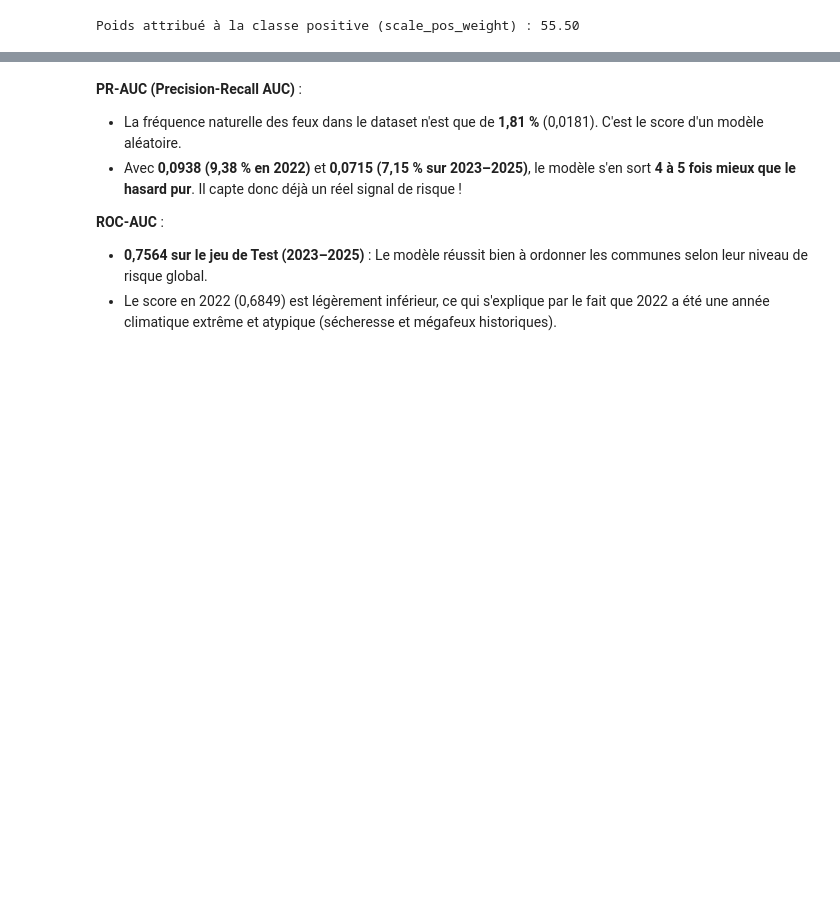
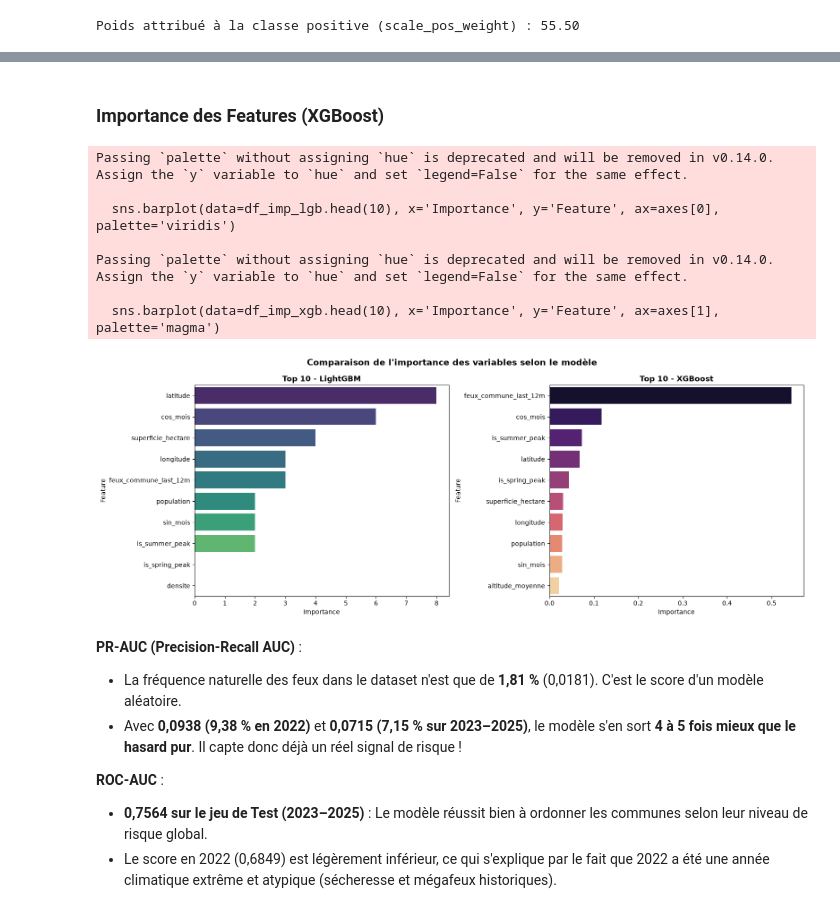
Before and after one commit to philippelaurens/incendies, a Jupyter notebook: notebooks/modeling.ipynb, the cells around one changed output, grey strips where cells are left out. Saved outputs shown, nothing was run; the diff lists cells and outputs as text; code cells hidden in the pictures; blank space fills up the shorter version.

Commit message:
Chore: refacto feature_engineering et eda, modeling

```diff
--- a/notebooks/modeling.ipynb
+++ b/notebooks/modeling.ipynb
@@ -24,6 +29,7 @@ import seaborn as sns
 # %%
+from src.config import SPATIO_TEMP_DATA_DIR
 # Chargement instantané des 2,3 millions de lignes
-df_dataset = pd.read_parquet(DATA /'df_dataset.parquet')
+df_dataset = pd.read_parquet(SPATIO_TEMP_DATA_DIR /'df_spatio_temp.parquet')
 
 print(f"Dataset chargé avec succès : {df_dataset.shape}")
 # vérifie que la taille et les types sont déjà optimisés
@@ -185,0 +262,2 @@ Test       (2023–2025) | ROC-AUC : 0.7564 | PR-AUC (Average Precision) : 0.071
+# %% [markdown]
+### Importance des Features (XGBoost)
@@ -186,3 +277,34 @@ Test       (2023–2025) | ROC-AUC : 0.7564 | PR-AUC (Average Precision) : 0.071
+# %%
+
+# -----------------------------------------------------------------------------
+# Comparaison de l'importance des variables : LightGBM vs XGBoost
+# -----------------------------------------------------------------------------
+fig, axes = plt.subplots(1, 2, figsize=(16, 6), sharey=False)
+
+# LightGBM
+sns.barplot(data=df_imp_lgb.head(10), x='Importance', y='Feature', ax=axes[0], palette='viridis')
+axes[0].set_title("Top 10 - LightGBM", fontsize=12, fontweight='bold')
+
+# XGBoost
+df_imp_xgb = pd.DataFrame({
+    'Feature': X,
+    'Importance': model_xgb.feature_importances_
+}).sort_values(by='Importance', ascending=False)
+
+sns.barplot(data=df_imp_xgb.head(10), x='Importance', y='Feature', ax=axes[1], palette='magma')
+axes[1].set_title("Top 10 - XGBoost", fontsize=12, fontweight='bold')
+
+plt.suptitle("Comparaison de l'importance des variables selon le modèle", fontsize=14, fontweight='bold')
+plt.tight_layout()
+# %% [output]
+Passing `palette` without assigning `hue` is deprecated and will be removed in v0.14.0. Assign the `y` variable to `hue` and set `legend=False` for the same effect.
+
+  sns.barplot(data=df_imp_lgb.head(10), x='Importance', y='Feature', ax=axes[0], palette='viridis')
+
+Passing `palette` without assigning `hue` is deprecated and will be removed in v0.14.0. Assign the `y` variable to `hue` and set `legend=False` for the same effect.
+
+  sns.barplot(data=df_imp_xgb.head(10), x='Importance', y='Feature', ax=axes[1], palette='magma')
+[figure, added]
 # %% [markdown]
 **PR-AUC (Precision-Recall AUC)** :
 * La fréquence naturelle des feux dans le dataset n'est que de **1,81 %** (0,0181). C'est le score d'un modèle aléatoire.
```
Also changed, not shown: parts of 13 cells of this notebook, 10 other files.
